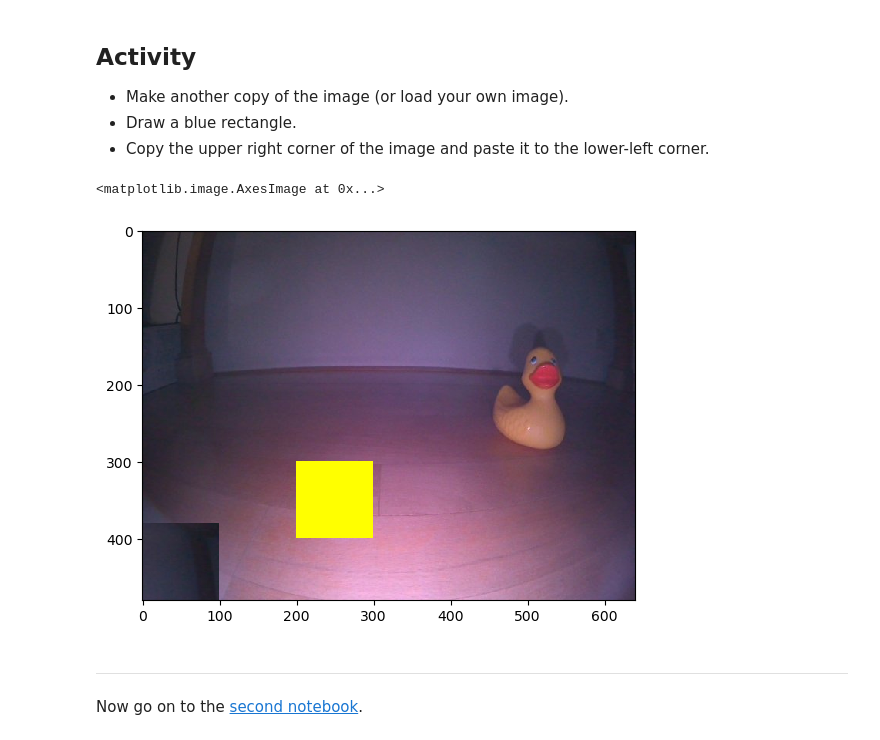
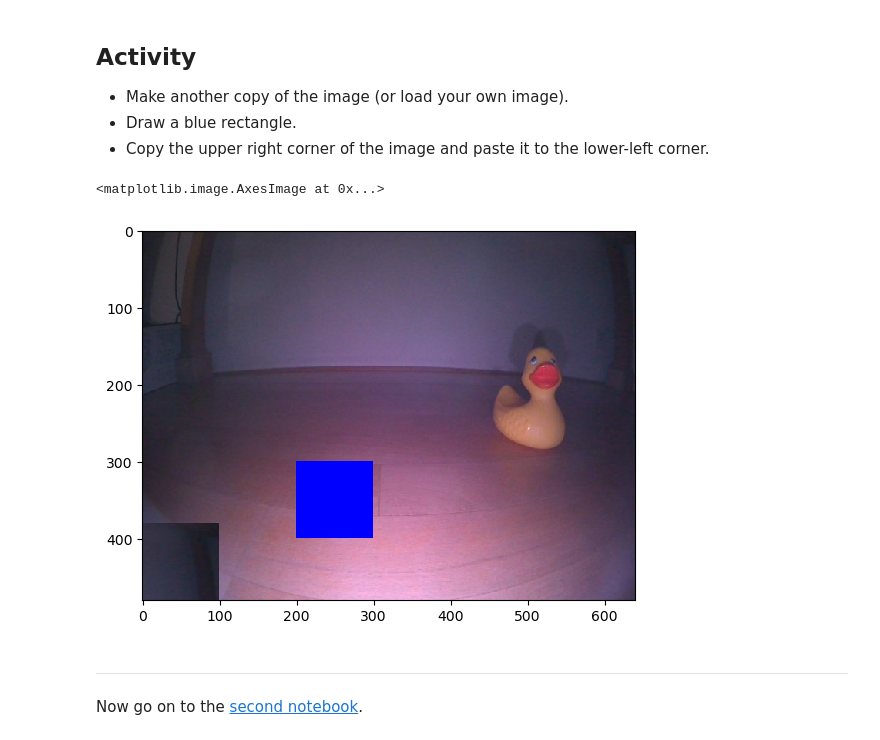
Before and after one commit to Marwane373/duckietown-lx, a Jupyter notebook: braitenberg/notebooks/01-Image-Manipulation/braitenberg01.ipynb, the cells around one changed output. Saved outputs shown, nothing was run; the diff lists cells and outputs as text; code cells hidden in the pictures.

```diff
--- a/braitenberg/notebooks/01-Image-Manipulation/braitenberg01.ipynb
+++ b/braitenberg/notebooks/01-Image-Manipulation/braitenberg01.ipynb
@@ -136,17 +136,17 @@ In this case, we selected with `[300:400, 200:300, :]` all RGB components of tho
 # %%
 img_copy = image1.copy()
 
-img_copy[300:400, 200:300, :] = (255,255,0)
+img_copy[300:400, 200:300, :] = (0,0,255)
 
 corner_upper_right = img_copy[0:100, 540:640, :]
 
 
 img_copy[380:480, 0:100, :] = corner_upper_right
 
 plt.imshow(img_copy)
 # %% [output]
 <matplotlib.image.AxesImage at 0x...>
-[figure, old version]
+[figure, new version]
 # %% [markdown]
 ----
 
```
